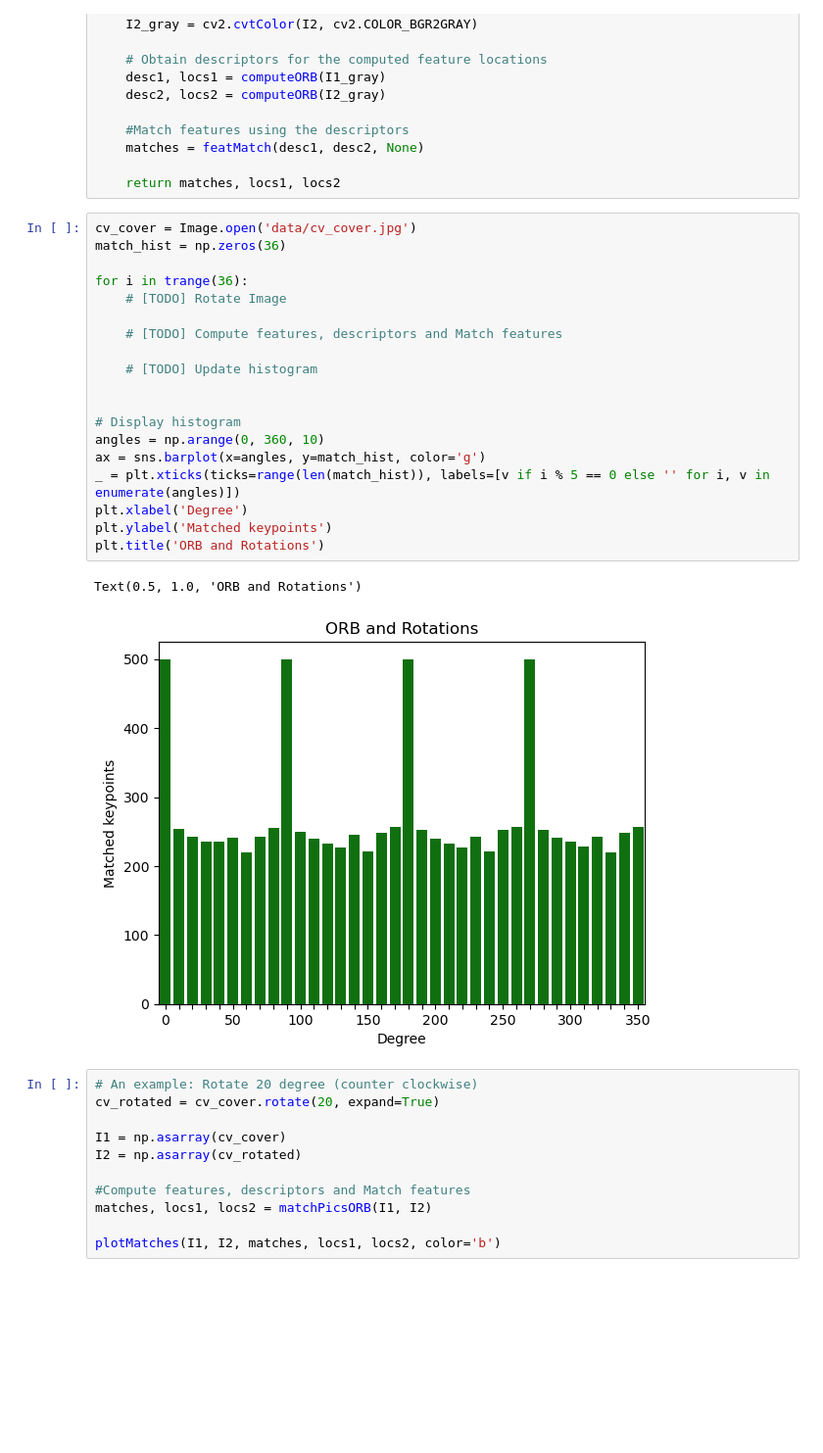
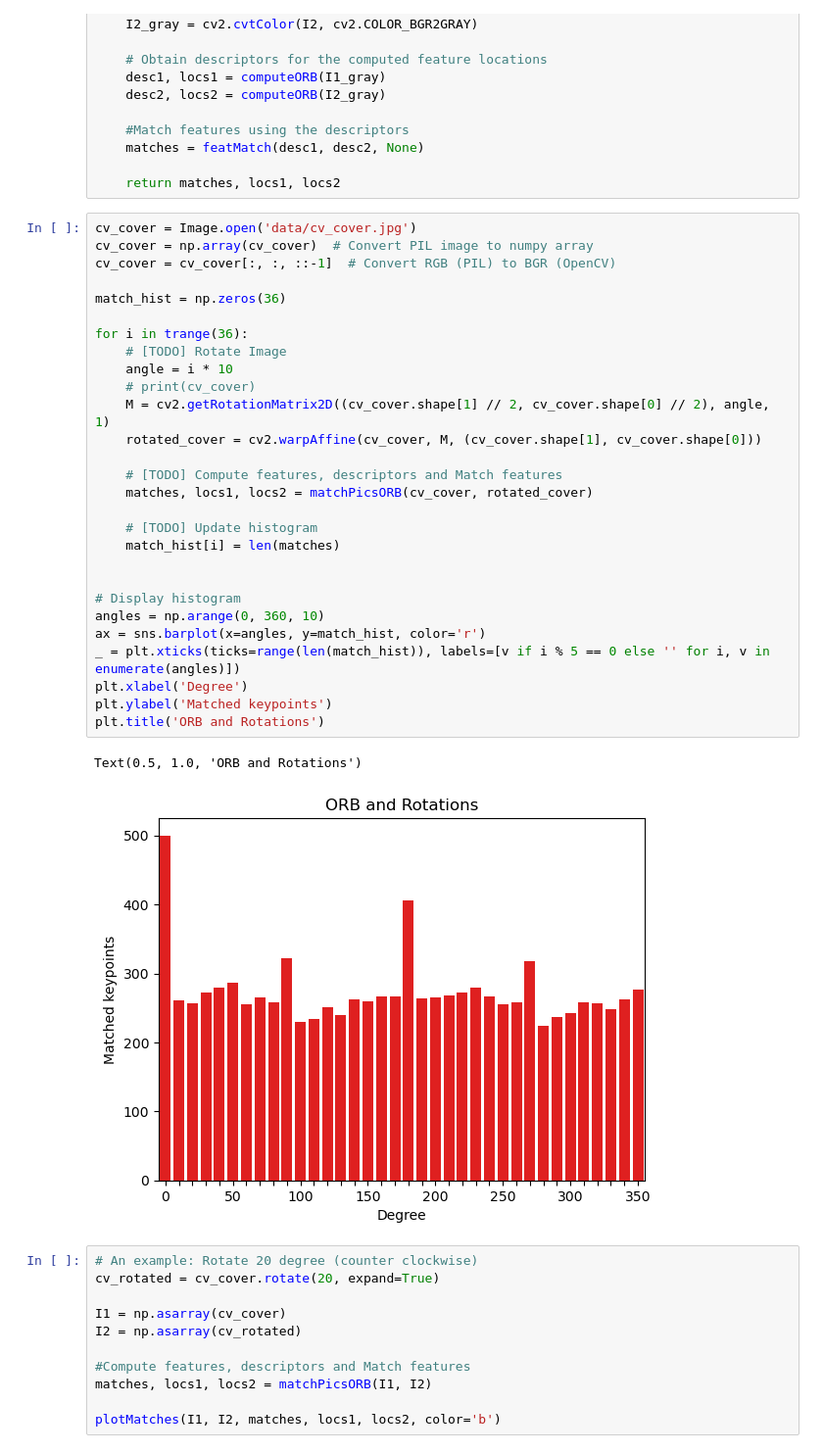
Before and after one commit to youngj98/HYU-2024-AUE8089, a Jupyter notebook: 1_local_features.ipynb, the cells around one changed output. Shown at 98% size. Saved outputs shown, nothing was run; the diff lists cells and outputs as text; blank space fills up the shorter version.

```diff
--- a/1_local_features.ipynb
+++ b/1_local_features.ipynb
@@ -148,26 +151,35 @@ def matchPicsORB(I1, I2):
     return matches, locs1, locs2
 # %%
 cv_cover = Image.open('data/cv_cover.jpg')
+cv_cover = np.array(cv_cover)  # Convert PIL image to numpy array
+cv_cover = cv_cover[:, :, ::-1]  # Convert RGB (PIL) to BGR (OpenCV)
+
 match_hist = np.zeros(36)
 
 for i in trange(36):
     # [TODO] Rotate Image
+    angle = i * 10
+    # print(cv_cover)
+    M = cv2.getRotationMatrix2D((cv_cover.shape[1] // 2, cv_cover.shape[0] // 2), angle, 1)
+    rotated_cover = cv2.warpAffine(cv_cover, M, (cv_cover.shape[1], cv_cover.shape[0]))
 
     # [TODO] Compute features, descriptors and Match features
+    matches, locs1, locs2 = matchPicsORB(cv_cover, rotated_cover)
 
     # [TODO] Update histogram
+    match_hist[i] = len(matches)
 
 
 # Display histogram
 angles = np.arange(0, 360, 10)
-ax = sns.barplot(x=angles, y=match_hist, color='g')
+ax = sns.barplot(x=angles, y=match_hist, color='r')
 _ = plt.xticks(ticks=range(len(match_hist)), labels=[v if i % 5 == 0 else '' for i, v in enumerate(angles)])
 plt.xlabel('Degree')
 plt.ylabel('Matched keypoints')
 plt.title('ORB and Rotations')
 # %% [output]
 Text(0.5, 1.0, 'ORB and Rotations')
-[figure, old version]
+[figure, new version]
 # %%
 # An example: Rotate 20 degree (counter clockwise)
 cv_rotated = cv_cover.rotate(20, expand=True)
```
Also changed, not shown: parts of 6 cells of this notebook, 14 other files.
